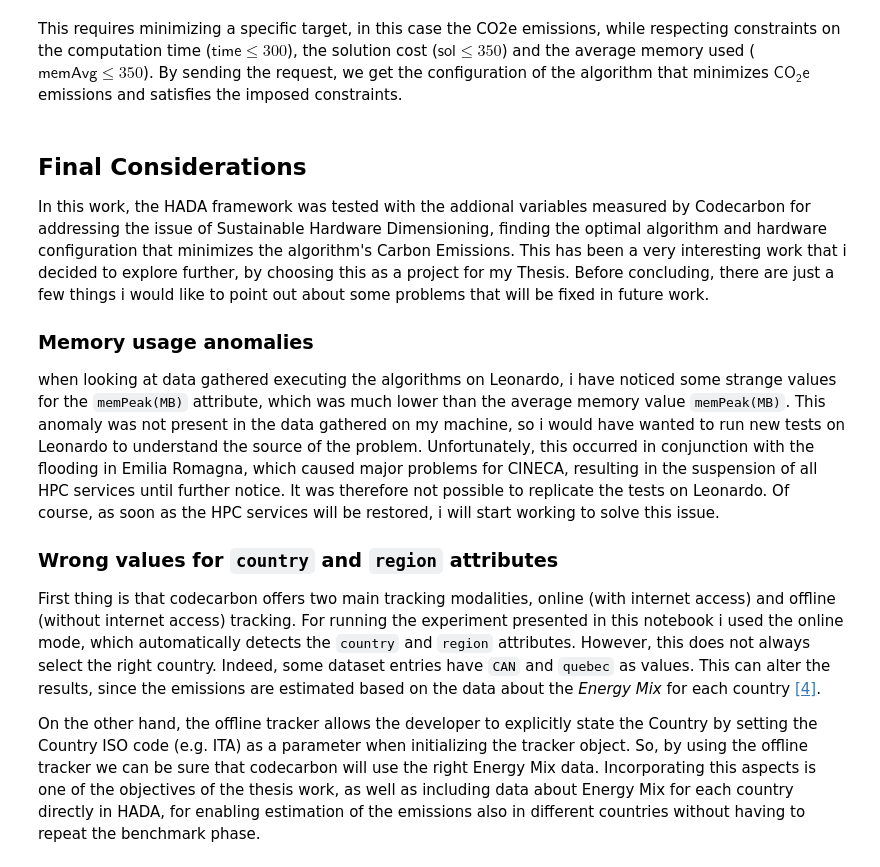
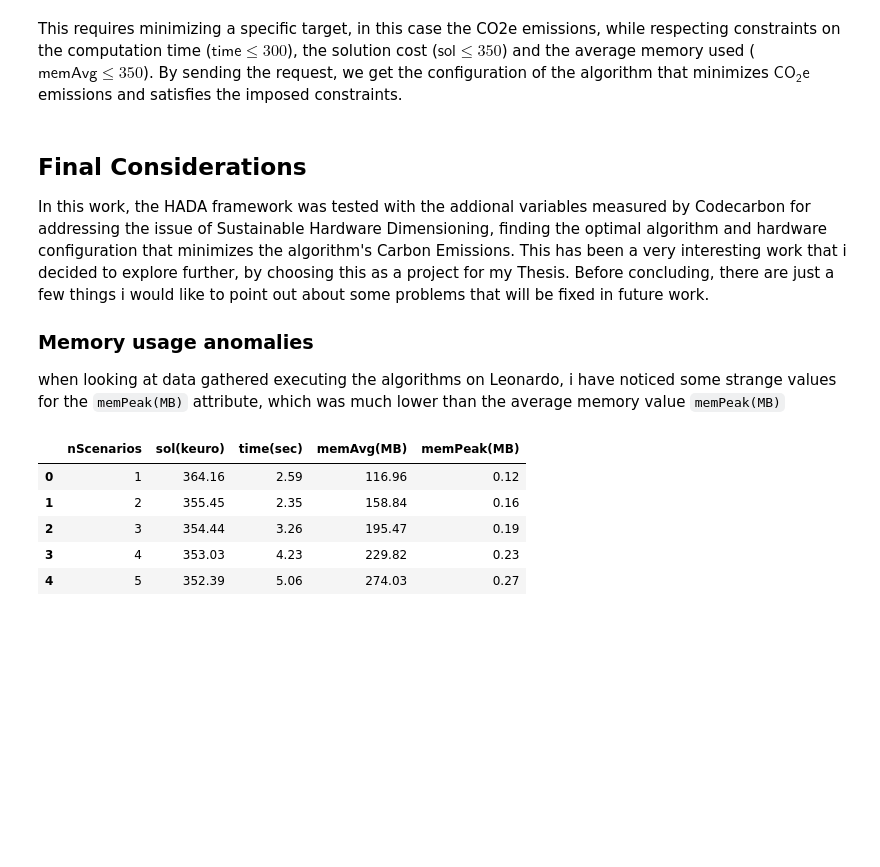
Before and after one commit to enricomors/sustainable-hw-dimensioning, a Jupyter notebook: notebooks/sustainable-hardware-dimensioning.ipynb, the cells around one changed output. Drawn from its saved outputs; the diff is of its cells as text; code cells hidden in the pictures; blank space fills up the shorter version.

```diff
--- a/notebooks/sustainable-hardware-dimensioning.ipynb
+++ b/notebooks/sustainable-hardware-dimensioning.ipynb
@@ -235,10 +240,15 @@ In this work, the HADA framework was tested with the addional variables measured
 
 ### Memory usage anomalies
 
-when looking at data gathered executing the algorithms on Leonardo, i have noticed some strange values for the `memPeak(MB)` attribute, which was much lower than the average memory value `memPeak(MB)`. This anomaly was not present in the data gathered on my machine, so i would have wanted to run new tests on Leonardo to understand the source of the problem. Unfortunately, this occurred in conjunction with the flooding in Emilia Romagna, which caused major problems for CINECA, resulting in the suspension of all HPC services until further notice. It was therefore not possible to replicate the tests on Leonardo. Of course, as soon as the HPC services will be restored, i will start working to solve this issue.
-
-### Wrong values for `country` and `region` attributes
-
-First thing is that codecarbon offers two main tracking modalities, online (with internet access) and offline (without internet access) tracking. For running the experiment presented in this notebook i used the online mode, which automatically detects the `country` and `region` attributes. However, this does not always select the right country. Indeed, some dataset entries have `CAN` and `quebec` as values. This can alter the results, since the emissions are estimated based on the data about the *Energy Mix* for each country [[4]](https://github.com/mlco2/codecarbon/blob/master/codecarbon/data/private_infra/global_energy_mix.json).
-
-On the other hand, the offline tracker allows the developer to explicitly state the Country by setting the Country ISO code (e.g. ITA) as a parameter when initializing the tracker object. So, by using the offline tracker we can be sure that codecarbon will use the right Energy Mix data. Incorporating this aspects is one of the objectives of the thesis work, as well as including data about Energy Mix for each country directly in HADA, for enabling estimation of the emissions also in different countries without having to repeat the benchmark phase.
+when looking at data gathered executing the algorithms on Leonardo, i have noticed some strange values for the `memPeak(MB)` attribute, which was much lower than the average memory value `memPeak(MB)`
+# %%
+filename = 'anticipate_leonardo.csv'
+benchmark_data = util.display_anomaly_data(filename)
+display(benchmark_data)
+# %% [output]
+|  | nScenarios | sol(keuro) | time(sec) | memAvg(MB) | memPeak(MB) |
+| 0 | 1 | 364.16 | 2.59 | 116.96 | 0.12 |
+| 1 | 2 | 355.45 | 2.35 | 158.84 | 0.16 |
+| 2 | 3 | 354.44 | 3.26 | 195.47 | 0.19 |
+| 3 | 4 | 353.03 | 4.23 | 229.82 | 0.23 |
+| 4 | 5 | 352.39 | 5.06 | 274.03 | 0.27 |
```
Also changed, not shown: parts of 19 cells of this notebook, 1 other file.
